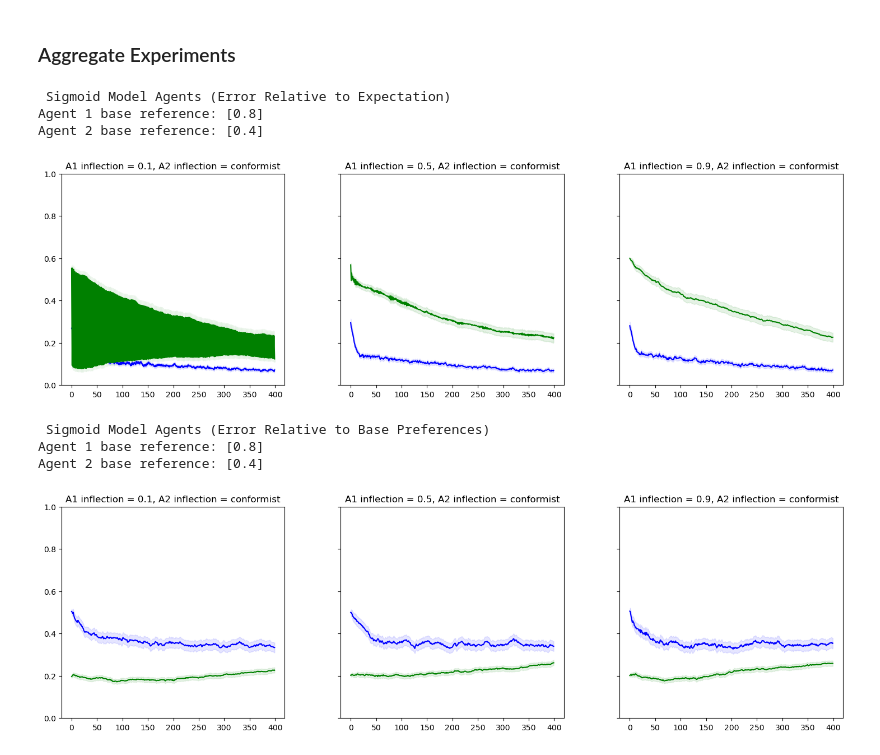
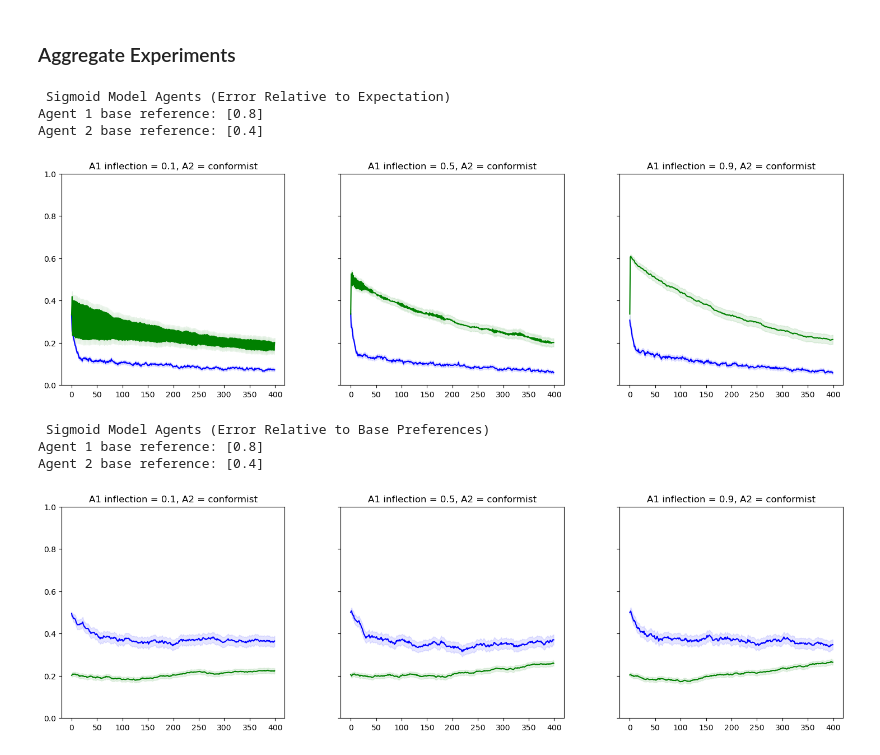
Before and after one commit to jprod/Control, a Jupyter notebook: shifted_sigmoid_limit_behavior_conformist.ipynb, the cells around one changed output. Drawn from its saved outputs; the diff is of its cells as text; code cells hidden in the pictures.

```diff
--- a/shifted_sigmoid_limit_behavior_conformist.ipynb
+++ b/shifted_sigmoid_limit_behavior_conformist.ipynb
@@ -268,8 +268,8 @@ for ix, param in enumerate(param_vals):
     system_estimate=A2, reference=R2, init_behavior=behav_2)
     plant2 = Plant(transition_matrix=T2, transition_function=transition, state=behav_2)
 
-    agent2 = agents1[param%3]
-    agent1 = agents2[int(((param - (param%3)))/ncols)]
+    agent1 = agents1[param%3]
+    agent2 = agents2[int(((param - (param%3)))/ncols)]
     agent1_error = []
     agent2_error = []
     for t in range(trials):
@@ -306,8 +306,8 @@ for ix, param in enumerate(param_vals):
     ax[ai].tick_params(axis='y')
 
 print("\n Sigmoid Model Agents (Error Relative to Base Preference)")
-print("Agent 1 base reference: {}".format(R1))
-print("Agent 2 base reference: {}".format(R2))
+print("Agent 1 is blue and has a flexible strategy")
+print("Agent 2 is green and conforms")
 plt.show()
 # %% [output]
  Sigmoid Model Agents (Error Relative to Base Preference)
@@ -358,11 +358,11 @@ for ix, param in enumerate(param_vals):
         system_estimate=A2, reference=R2, init_behavior=behav_2)
         plant2 = Plant(transition_matrix=T2, transition_function=transition, state=behav_2)
 
-        b1 = behav_1
-        b2 = behav_2
+        b1 = np.random.rand(1,1)[0]
+        b2 = np.random.rand(1,1)[0]
 
-        agent2 = agents1[param%3]
-        agent1 = agents2[int(((param - (param%3)))/ncols)]
+        agent1 = agents2[param%3]
+        agent2 = agents1[int(((param - (param%3)))/ncols)]
         agent1_error = []
         agent2_error = []
         for t in range(trials):
@@ -409,37 +409,37 @@ for ix, param in enumerate(param_vals):
     upper2 = mean_error2+ci2
     lower2 = mean_error2-ci2
     upper2 = upper2.reshape(trials,)
     lower2 = lower2.reshape(trials,)
     # fig, ax = plt.subplots()
     # ax.plot(t,mean_error1, 'b',label="Agent 1")
     # ax.plot(t,mean_error2, 'g', label="Agent 2")
     # ax.fill_between(t, lower1, upper1, color='b', alpha=.1)
     # ax.fill_between(t, lower2, upper2, color='g', alpha=.1)
 
     ai = tups[ix][1]
 
     # plots
     ax[ai].plot(time, mean_error1, 'b',label="Agent 1")
     ax[ai].plot(time, mean_error2, 'g', label="Agent 2")
     ax[ai].fill_between(t, lower1, upper1, color='b', alpha=.1)
     ax[ai].fill_between(t, lower2, upper2, color='g', alpha=.1)
-    ax[ai].set_title('A1 inflection = {}, A2 inflection = conformist'.format(agents_slope[param%3]))
+    ax[ai].set_title('A1 inflection = {}, A2 = conformist'.format(agents_slope[param%3]))
     # ax[ai].set_xlim(0,t)
     ax[ai].set_ylim(0,1)
     ax[ai].tick_params(axis='x')
     ax[ai].tick_params(axis='y')
 
 print("\n Sigmoid Model Agents (Error Relative to Expectation)")
 print("Agent 1 base reference: {}".format(R1))
 print("Agent 2 base reference: {}".format(R2))
 plt.show()
 # %% [output]
  Sigmoid Model Agents (Error Relative to Expectation)
 Agent 1 base reference: [0.8]
 Agent 2 base reference: [0.4]
-[figure, old version]
+[figure, new version]
 # %%
-# np.random.seed(31)
+np.random.seed(31)
 w = 6; h = 5
 ncols = 3
 nrows = 1
@@ -481,11 +481,11 @@ for ix, param in enumerate(param_vals):
         plant2 = Plant(transition_matrix=T2, transition_function=transition, state=behav_2)
 
 
-        b1 = behav_1
-        b2 = behav_2
+        b1 = np.random.rand(1,1)[0]
+        b2 = np.random.rand(1,1)[0]
 
-        agent2 = agents1[param%3]
-        agent1 = agents2[int(((param - (param%3)))/ncols)]
+        agent1 = agents2[param%3]
+        agent2 = agents1[int(((param - (param%3)))/ncols)]
         agent1_error = []
         agent2_error = []
         for t in range(trials):
@@ -546,7 +546,7 @@ for ix, param in enumerate(param_vals):
     ax[ai].plot(time, mean_error2, 'g', label="Agent 2")
     ax[ai].fill_between(t, lower1, upper1, color='b', alpha=.1)
     ax[ai].fill_between(t, lower2, upper2, color='g', alpha=.1)
-    ax[ai].set_title('A1 inflection = {}, A2 inflection = conformist'.format(agents_slope[param%3]))
+    ax[ai].set_title('A1 inflection = {}, A2 = conformist'.format(agents_slope[param%3]))
     # ax[ai].set_xlim(0,t)
     ax[ai].set_ylim(0,1)
     ax[ai].tick_params(axis='x')
@@ -560,4 +560,4 @@ plt.show()
  Sigmoid Model Agents (Error Relative to Base Preferences)
 Agent 1 base reference: [0.8]
 Agent 2 base reference: [0.4]
-[figure, old version]
+[figure, new version]
```
Also changed, not shown: parts of 8 cells of this notebook.
